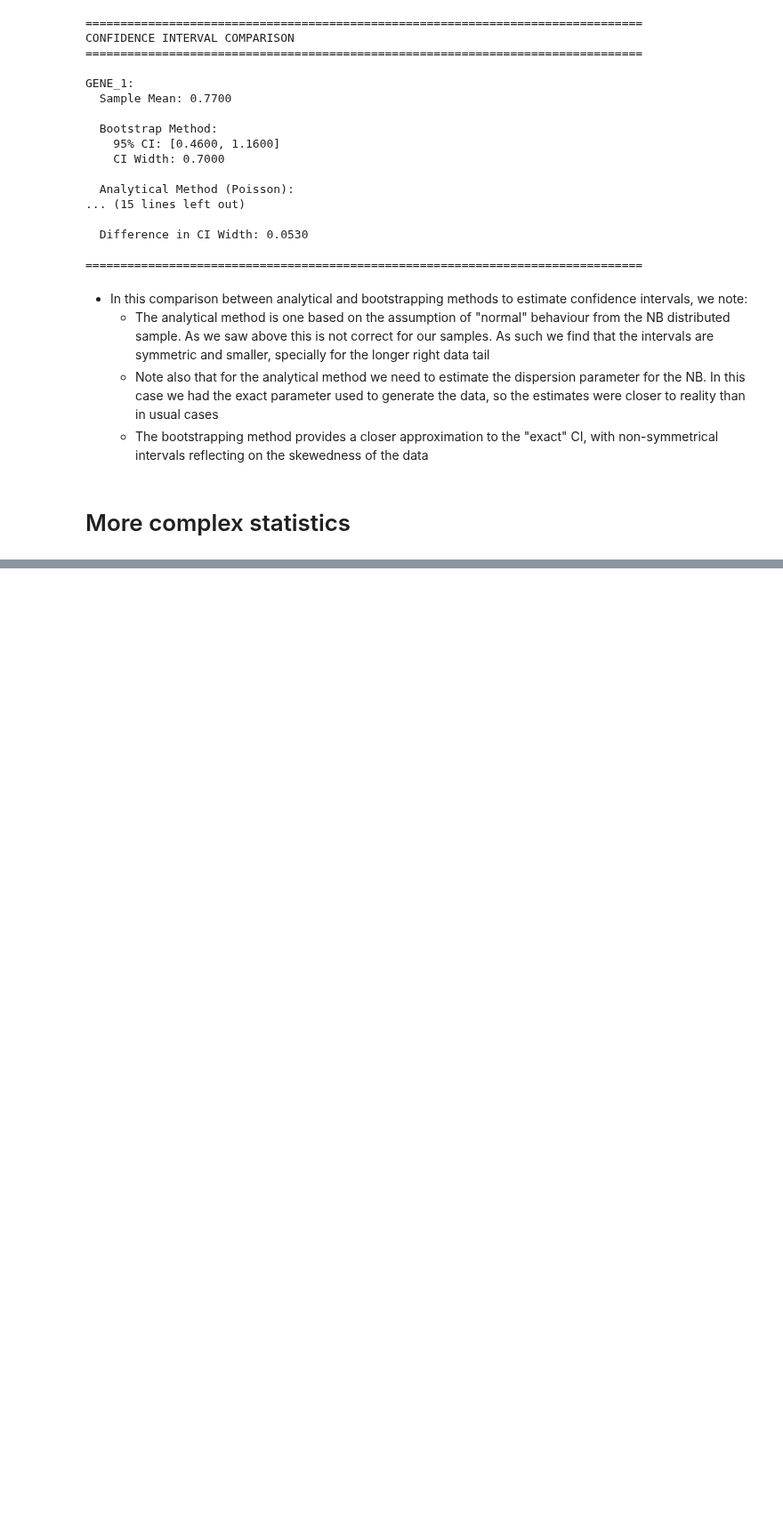
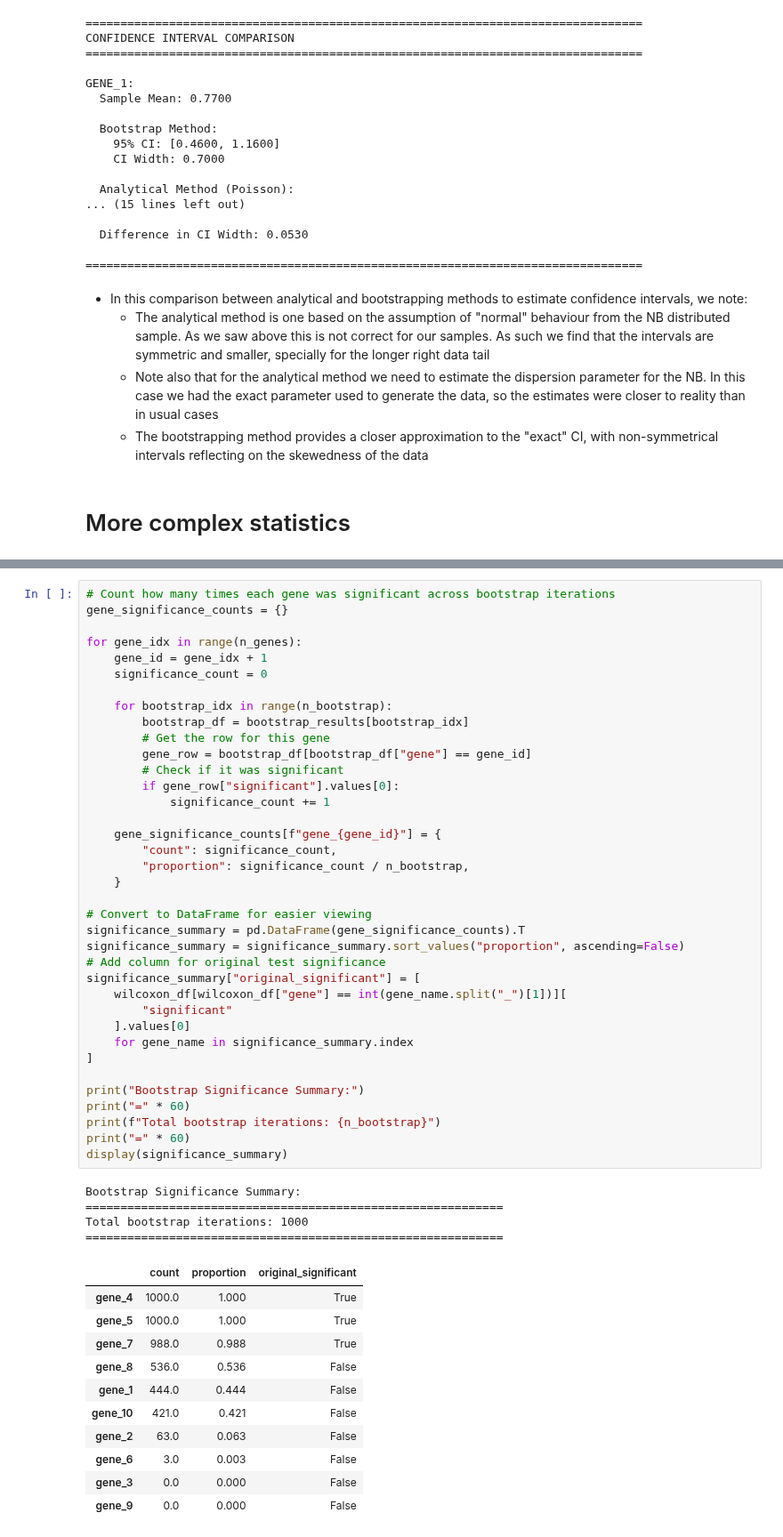
Before and after one commit to AndreMacedo88/Notebooks-Research, a Jupyter notebook: Statistics/Basics/03-bootstrapping.ipynb, the cells around one changed output, grey strips where cells are left out. Shown at 89% size. Drawn from its saved outputs; the diff is of its cells as text; blank space fills up the shorter version.

```diff
--- a/Statistics/Basics/03-bootstrapping.ipynb
+++ b/Statistics/Basics/03-bootstrapping.ipynb
@@ -666,0 +842,53 @@ Instead of bootstrapping gene expressions of each cell, we now bootstrap the ent
+# %%
+# Count how many times each gene was significant across bootstrap iterations
+gene_significance_counts = {}
+
+for gene_idx in range(n_genes):
+    gene_id = gene_idx + 1
+    significance_count = 0
+
+    for bootstrap_idx in range(n_bootstrap):
+        bootstrap_df = bootstrap_results[bootstrap_idx]
+        # Get the row for this gene
+        gene_row = bootstrap_df[bootstrap_df["gene"] == gene_id]
+        # Check if it was significant
+        if gene_row["significant"].values[0]:
+            significance_count += 1
+
+    gene_significance_counts[f"gene_{gene_id}"] = {
+        "count": significance_count,
+        "proportion": significance_count / n_bootstrap,
+    }
+
+# Convert to DataFrame for easier viewing
+significance_summary = pd.DataFrame(gene_significance_counts).T
+significance_summary = significance_summary.sort_values("proportion", ascending=False)
+# Add column for original test significance
+significance_summary["original_significant"] = [
+    wilcoxon_df[wilcoxon_df["gene"] == int(gene_name.split("_")[1])][
+        "significant"
+    ].values[0]
+    for gene_name in significance_summary.index
+]
+
+print("Bootstrap Significance Summary:")
+print("=" * 60)
+print(f"Total bootstrap iterations: {n_bootstrap}")
+print("=" * 60)
+display(significance_summary)
+# %% [output]
+Bootstrap Significance Summary:
+============================================================
+Total bootstrap iterations: 1000
+============================================================
+|  | count | proportion | original_significant |
+| gene_4 | 1000.0 | 1.000 | True |
+| gene_5 | 1000.0 | 1.000 | True |
+| gene_7 | 988.0 | 0.988 | True |
+| gene_8 | 536.0 | 0.536 | False |
+| gene_1 | 444.0 | 0.444 | False |
+| gene_10 | 421.0 | 0.421 | False |
+| gene_2 | 63.0 | 0.063 | False |
+| gene_6 | 3.0 | 0.003 | False |
+| gene_3 | 0.0 | 0.000 | False |
+| gene_9 | 0.0 | 0.000 | False |
```
Also changed, not shown: parts of 16 cells of this notebook.
